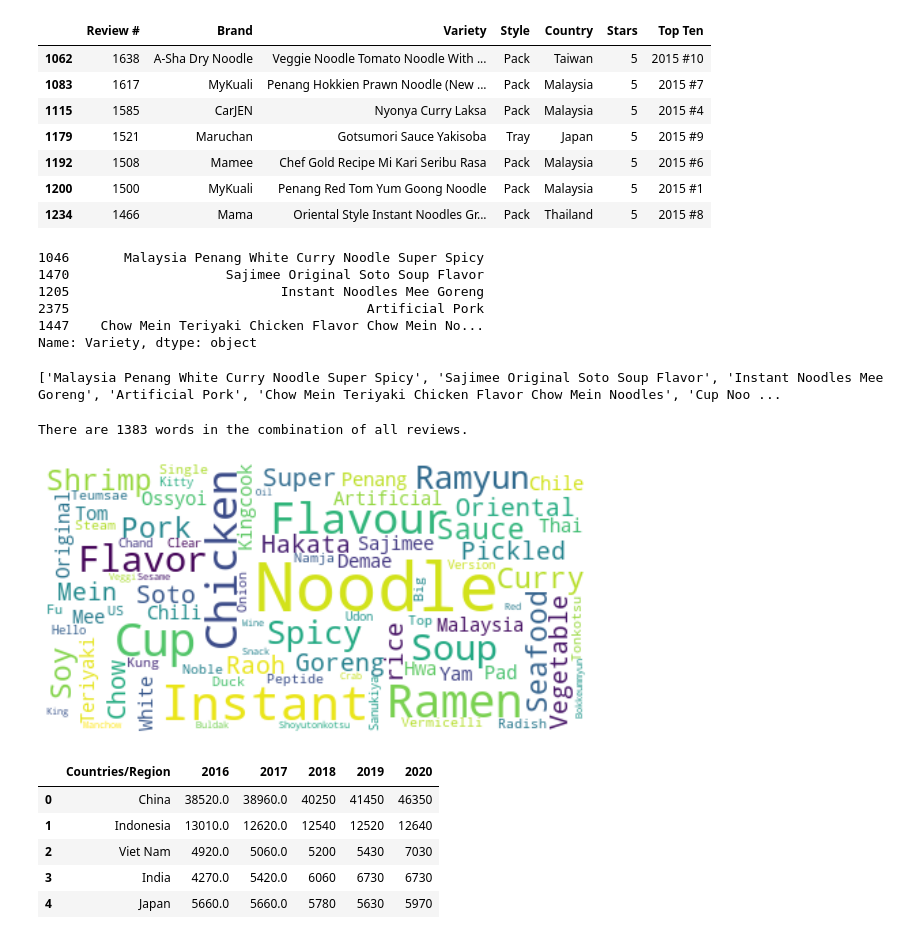
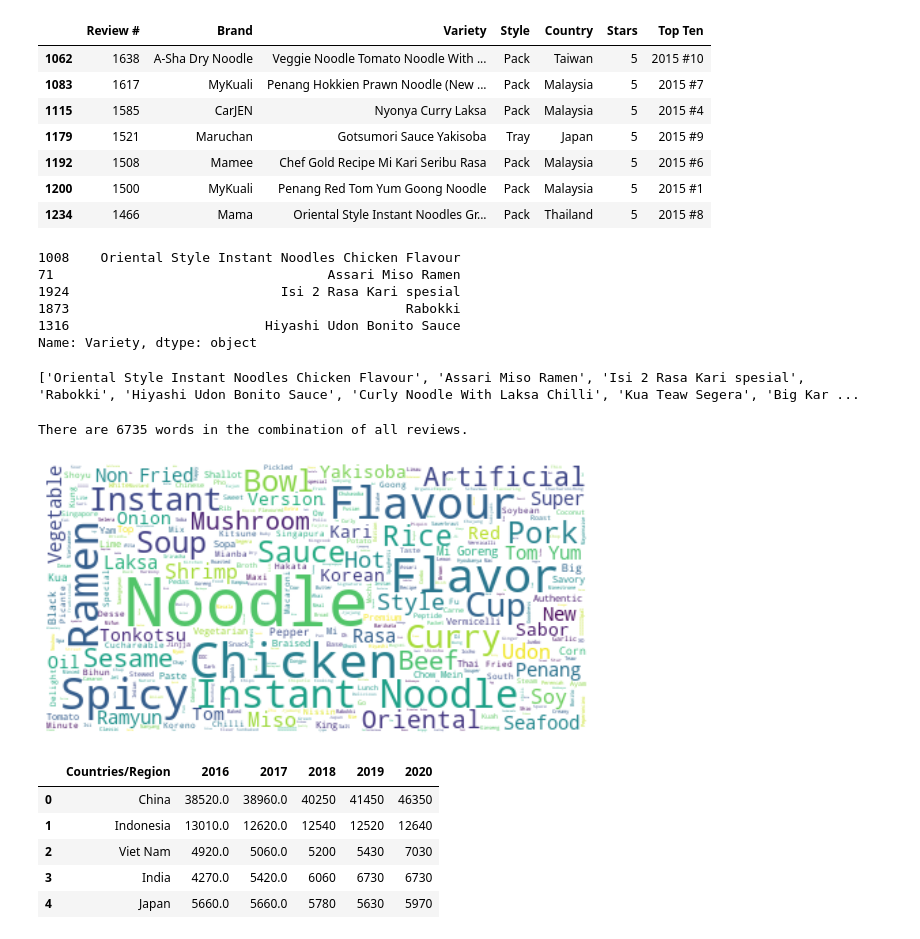
Before and after one commit to Orchhna/data_project, a Jupyter notebook: popular_ramendata.ipynb, the cells around one changed output. Drawn from its saved outputs; the diff is of its cells as text; code cells hidden in the pictures.

Commit message:
word cloud

```diff
--- a/popular_ramendata.ipynb
+++ b/popular_ramendata.ipynb
@@ -73,35 +73,35 @@ tops[["2015" in x for x in tops["Top Ten"]]]
 | 1234 | 1466 | Mama | Oriental Style Instant Noodles Gr... | Pack | Thailand | 5 | 2015 #8 |
 # %%
 #wordcloud plot
-Text = ramen_rater['Variety'].sample(50)
+Text = ramen_rater['Variety'].sample(200)
 Text.head()
 # %% [output]
-1046       Malaysia Penang White Curry Noodle Super Spicy
-1470                    Sajimee Original Soto Soup Flavor
-1205                           Instant Noodles Mee Goreng
-2375                                      Artificial Pork
-1447    Chow Mein Teriyaki Chicken Flavor Chow Mein No...
+1008    Oriental Style Instant Noodles Chicken Flavour
+71                                   Assari Miso Ramen
+1924                           Isi 2 Rasa Kari spesial
+1873                                           Rabokki
+1316                         Hiyashi Udon Bonito Sauce
 Name: Variety, dtype: object
 # %%
 list_of_variety = Text.to_list()
 print(list_of_variety)
 # %% [output]
-['Malaysia Penang White Curry Noodle Super Spicy', 'Sajimee Original Soto Soup Flavor', 'Instant Noodles Mee Goreng', 'Artificial Pork', 'Chow Mein Teriyaki Chicken Flavor Chow Mein Noodles', 'Cup Noo ...
+['Oriental Style Instant Noodles Chicken Flavour', 'Assari Miso Ramen', 'Isi 2 Rasa Kari spesial', 'Rabokki', 'Hiyashi Udon Bonito Sauce', 'Curly Noodle With Laksa Chilli', 'Kua Teaw Segera', 'Big Kar ...
 # %%
 texts= list_of_variety[0]
 
 texts=" ".join(review for review in list_of_variety)
 print ("There are {} words in the combination of all reviews.".format(len(texts)))
 # %% [output]
-There are 1383 words in the combination of all reviews.
+There are 6735 words in the combination of all reviews.
 # %%
-wordcloud = WordCloud(background_color="white", margin=2, min_font_size= 5, max_font_size=50, max_words= 80, min_word_length=0).generate(texts)
+wordcloud = WordCloud(background_color="white",margin=2, min_font_size= 1, max_font_size=50, max_words= 1000, min_word_length=0).generate(texts)
 
 plt.imshow(wordcloud, interpolation='bilinear')
 plt.axis("off")
 plt.show()
 # %% [output]
-[figure, old version]
+[figure, new version]
 # %%
 # Dataset 2 (Ramen Demands)
 # 56 list of countries and their demands for ramen -> digits are in millions
```
